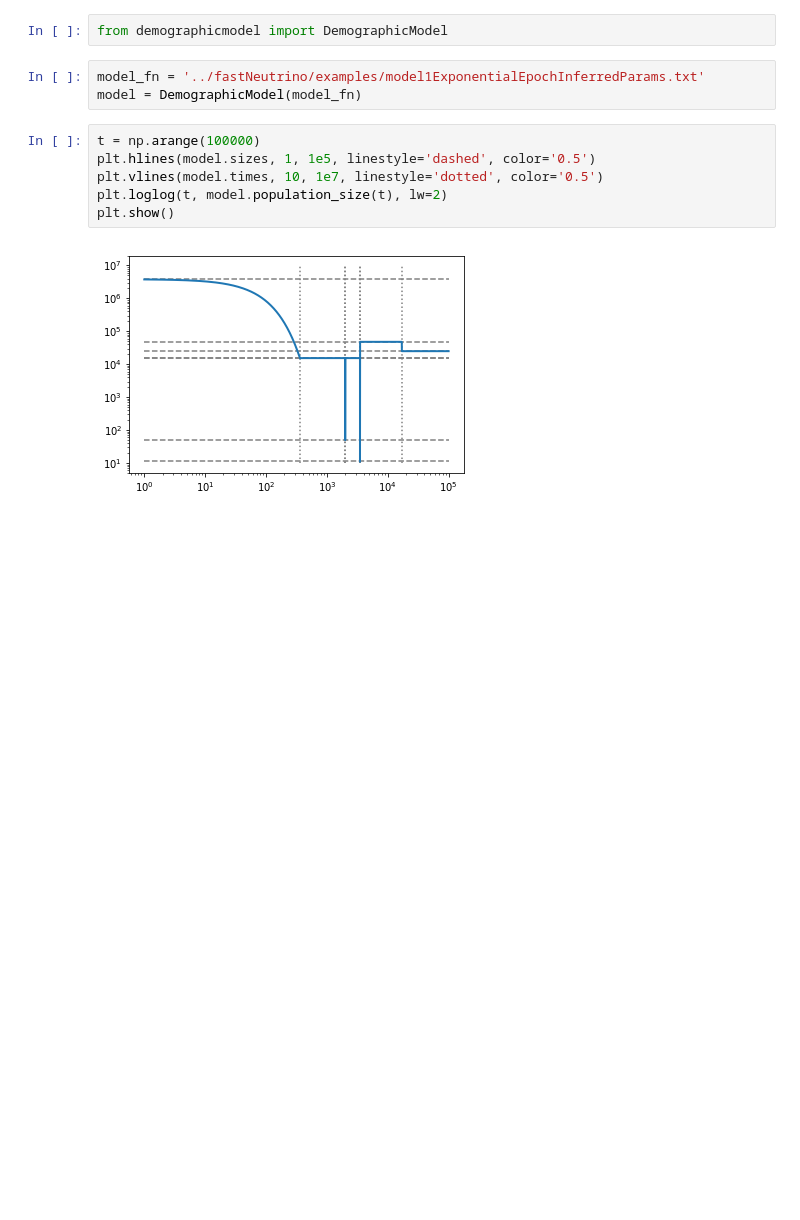
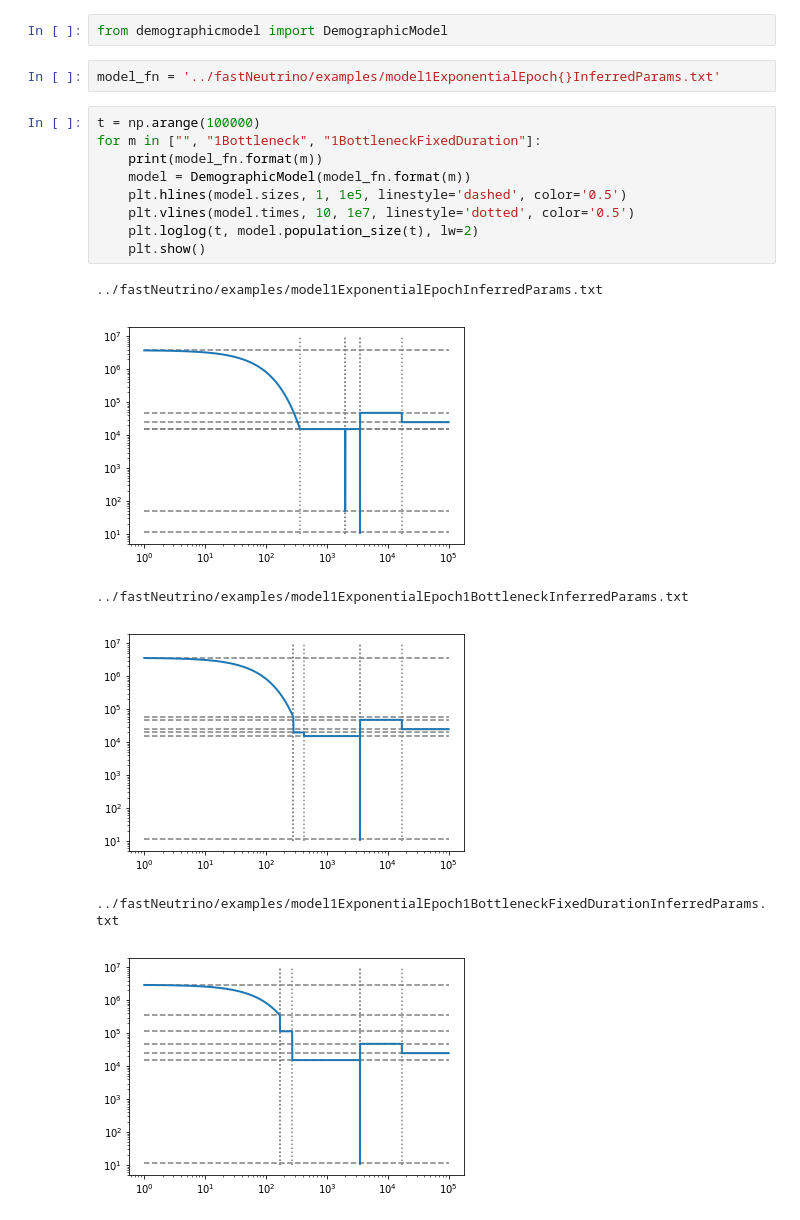
Before and after one commit to dp-rice/multiplemergers, a Jupyter notebook: notebooks/test_DemographicModels.ipynb, the cells around one changed output. Drawn from its saved outputs; the diff is of its cells as text; blank space fills up the shorter version.

Commit message:
Allow simultaneous epochs.

```diff
--- a/notebooks/test_DemographicModels.ipynb
+++ b/notebooks/test_DemographicModels.ipynb
@@ -10,13 +10,20 @@ if module_path not in sys.path:
 # %%
 from demographicmodel import DemographicModel
 # %%
-model_fn = '../fastNeutrino/examples/model1ExponentialEpochInferredParams.txt'
-model = DemographicModel(model_fn)
+model_fn = '../fastNeutrino/examples/model1ExponentialEpoch{}InferredParams.txt'
 # %%
 t = np.arange(100000)
-plt.hlines(model.sizes, 1, 1e5, linestyle='dashed', color='0.5')
-plt.vlines(model.times, 10, 1e7, linestyle='dotted', color='0.5')
-plt.loglog(t, model.population_size(t), lw=2)
-plt.show()
+for m in ["", "1Bottleneck", "1BottleneckFixedDuration"]:
+    print(model_fn.format(m))
+    model = DemographicModel(model_fn.format(m))
+    plt.hlines(model.sizes, 1, 1e5, linestyle='dashed', color='0.5')
+    plt.vlines(model.times, 10, 1e7, linestyle='dotted', color='0.5')
+    plt.loglog(t, model.population_size(t), lw=2)
+    plt.show()
 # %% [output]
+../fastNeutrino/examples/model1ExponentialEpochInferredParams.txt
 [figure]
+../fastNeutrino/examples/model1ExponentialEpoch1BottleneckInferredParams.txt
+[figure, added]
+../fastNeutrino/examples/model1ExponentialEpoch1BottleneckFixedDurationInferredParams.txt
+[figure, added]
```
Also changed, not shown: 3 other files.
